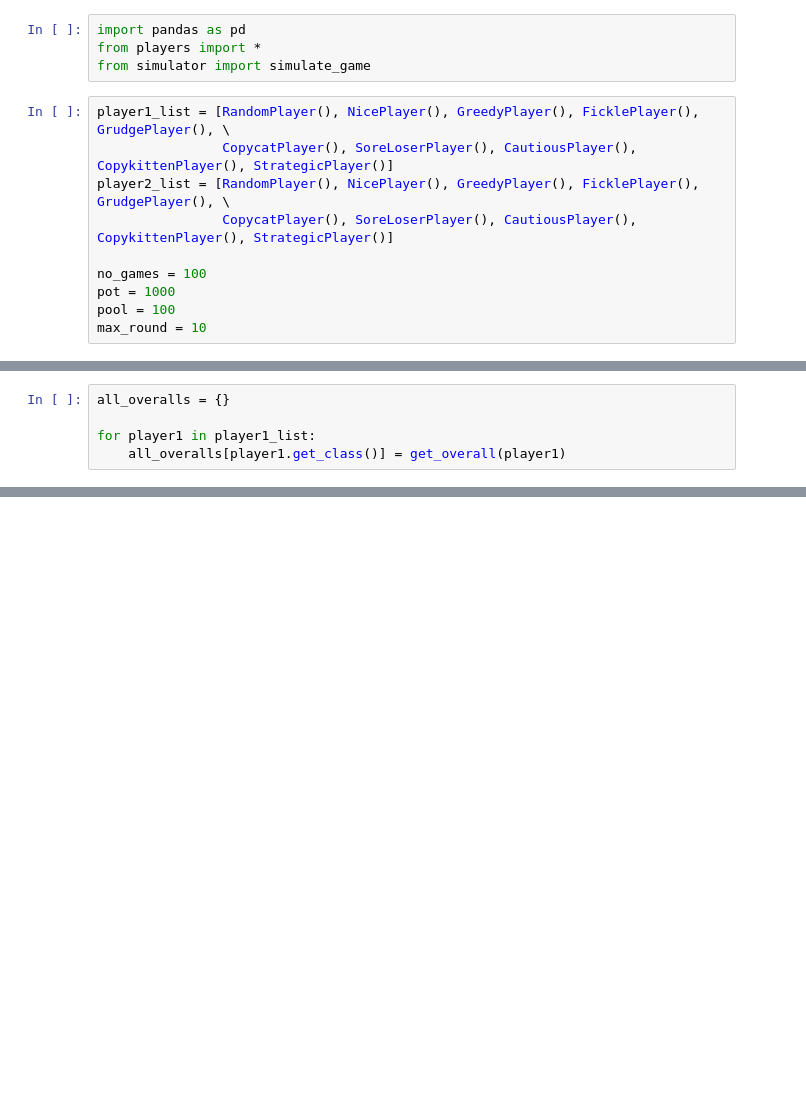
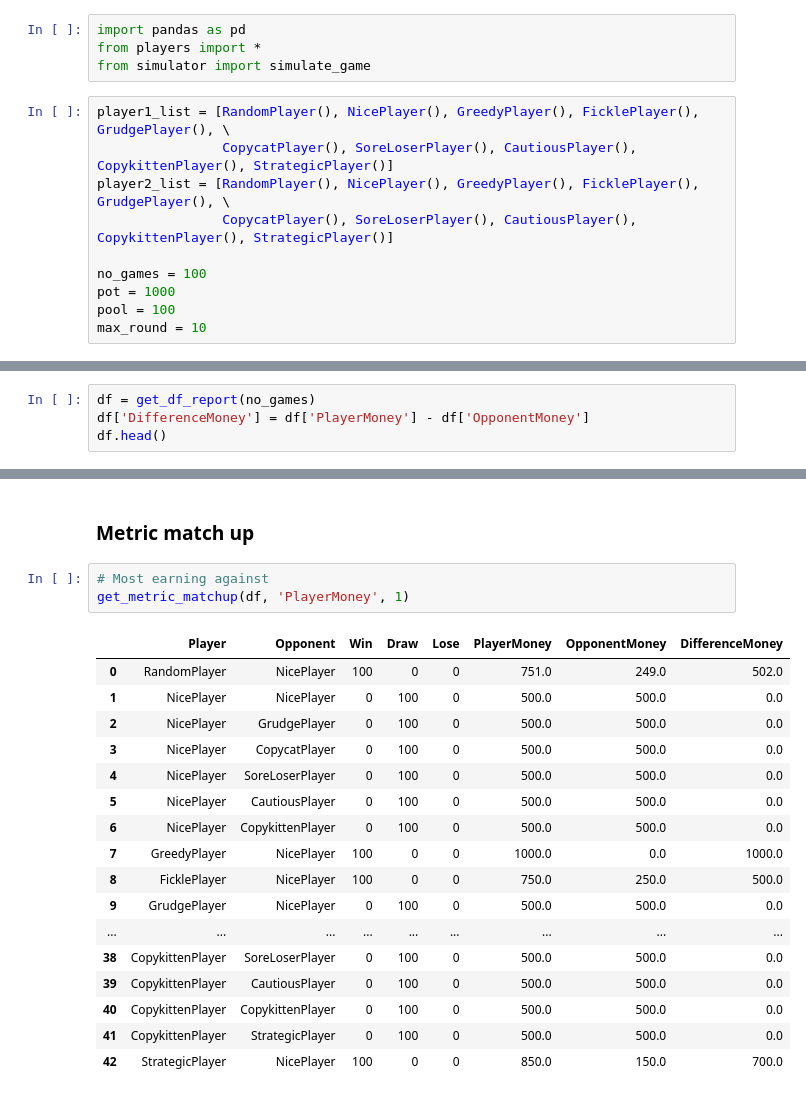
Before and after one commit to binxuankong/game-theory-projects, a Jupyter notebook: SplitOrSteal/Game Analysis.ipynb, the cells around one changed output, grey strips where cells are left out. Saved outputs shown, nothing was run; the diff lists cells and outputs as text; blank space fills up the shorter version.

Commit message:
Add initial matchup analysis

```diff
--- a/SplitOrSteal/Game Analysis.ipynb
+++ b/SplitOrSteal/Game Analysis.ipynb
@@ -49,5 +16,0 @@ def get_results(player1, player2, no_games):
-# %%
-all_overalls = {}
-
-for player1 in player1_list:
-    all_overalls[player1.get_class()] = get_overall(player1)
@@ -100,0 +83,4 @@ StrategicPlayer average results
+# %%
+df = get_df_report(no_games)
+df['DifferenceMoney'] = df['PlayerMoney'] - df['OpponentMoney']
+df.head()
@@ -100,0 +329,23 @@ StrategicPlayer average results
+# %% [markdown]
+### Metric match up
+# %%
+# Most earning against
+get_metric_matchup(df, 'PlayerMoney', 1)
+# %% [output]
+|  | Player | Opponent | Win | Draw | Lose | PlayerMoney | OpponentMoney | DifferenceMoney |
+| 0 | RandomPlayer | NicePlayer | 100 | 0 | 0 | 751.0 | 249.0 | 502.0 |
+| 1 | NicePlayer | NicePlayer | 0 | 100 | 0 | 500.0 | 500.0 | 0.0 |
+| 2 | NicePlayer | GrudgePlayer | 0 | 100 | 0 | 500.0 | 500.0 | 0.0 |
+| 3 | NicePlayer | CopycatPlayer | 0 | 100 | 0 | 500.0 | 500.0 | 0.0 |
+| 4 | NicePlayer | SoreLoserPlayer | 0 | 100 | 0 | 500.0 | 500.0 | 0.0 |
+| 5 | NicePlayer | CautiousPlayer | 0 | 100 | 0 | 500.0 | 500.0 | 0.0 |
+| 6 | NicePlayer | CopykittenPlayer | 0 | 100 | 0 | 500.0 | 500.0 | 0.0 |
+| 7 | GreedyPlayer | NicePlayer | 100 | 0 | 0 | 1000.0 | 0.0 | 1000.0 |
+| 8 | FicklePlayer | NicePlayer | 100 | 0 | 0 | 750.0 | 250.0 | 500.0 |
+| 9 | GrudgePlayer | NicePlayer | 0 | 100 | 0 | 500.0 | 500.0 | 0.0 |
+| ... | ... | ... | ... | ... | ... | ... | ... | ... |
+| 38 | CopykittenPlayer | SoreLoserPlayer | 0 | 100 | 0 | 500.0 | 500.0 | 0.0 |
+| 39 | CopykittenPlayer | CautiousPlayer | 0 | 100 | 0 | 500.0 | 500.0 | 0.0 |
+| 40 | CopykittenPlayer | CopykittenPlayer | 0 | 100 | 0 | 500.0 | 500.0 | 0.0 |
+| 41 | CopykittenPlayer | StrategicPlayer | 0 | 100 | 0 | 500.0 | 500.0 | 0.0 |
+| 42 | StrategicPlayer | NicePlayer | 100 | 0 | 0 | 850.0 | 150.0 | 700.0 |
```
Also changed, not shown: parts of 18 cells of this notebook.
